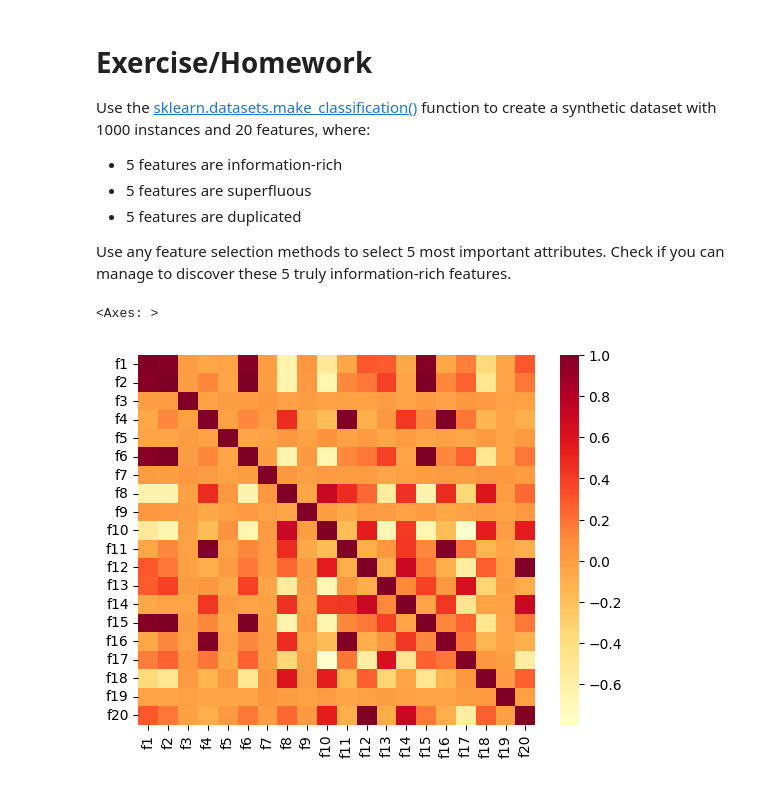
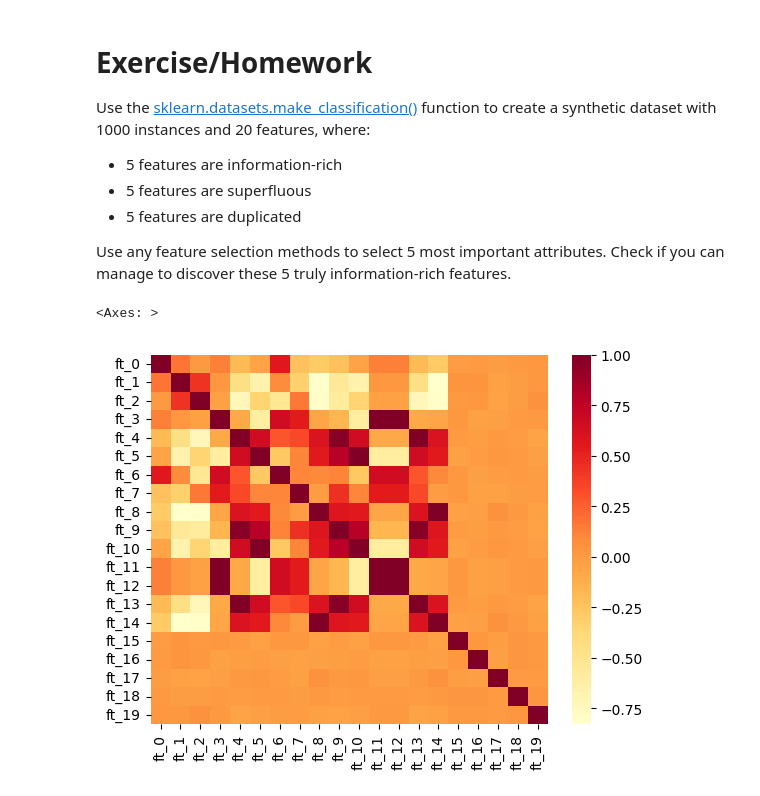
Before and after one commit to Bialkasss/Data-mining, a Jupyter notebook: Pre-processing/dm_feature_selection.ipynb, the cells around one changed output. Saved outputs shown, nothing was run; the diff lists cells and outputs as text; code cells hidden in the pictures.

```diff
--- a/Pre-processing/dm_feature_selection.ipynb
+++ b/Pre-processing/dm_feature_selection.ipynb
@@ -412,14 +254,13 @@ Use the [sklearn.datasets.make_classification()](http://scikit-learn.org/stable/
 Use any feature selection methods to select 5 most important attributes. Check if you can manage to discover these 5 truly information-rich features.
 # %%
 from sklearn.datasets import make_classification
-dataset = datasets.make_classification(1000, 20, n_informative=5, n_redundant=5, n_repeated=5, n_classes=2)
+dataset = datasets.make_classification(1000, 20, n_informative=5, n_redundant=5, n_repeated=5, n_classes=2, shuffle=False)
 
 
-(features, targets) = dataset
+features, targets = dataset
+df = pd.DataFrame(features, columns=[f'ft_{i}' for i in range(20)])
+# df
+sns.heatmap(df.corr(), cmap='YlOrRd')
+# %% [output]
+<Axes: >
+[figure, added]
-# %%
-dataframe = pd.DataFrame(features, columns=[ f'f{i+1}' for i in range(20)])
-
-sns.heatmap(dataframe.corr(), cmap='YlOrRd')
-# %% [output]
-<Axes: >
-[figure, removed]
```
Also changed, not shown: parts of 19 cells of this notebook.
